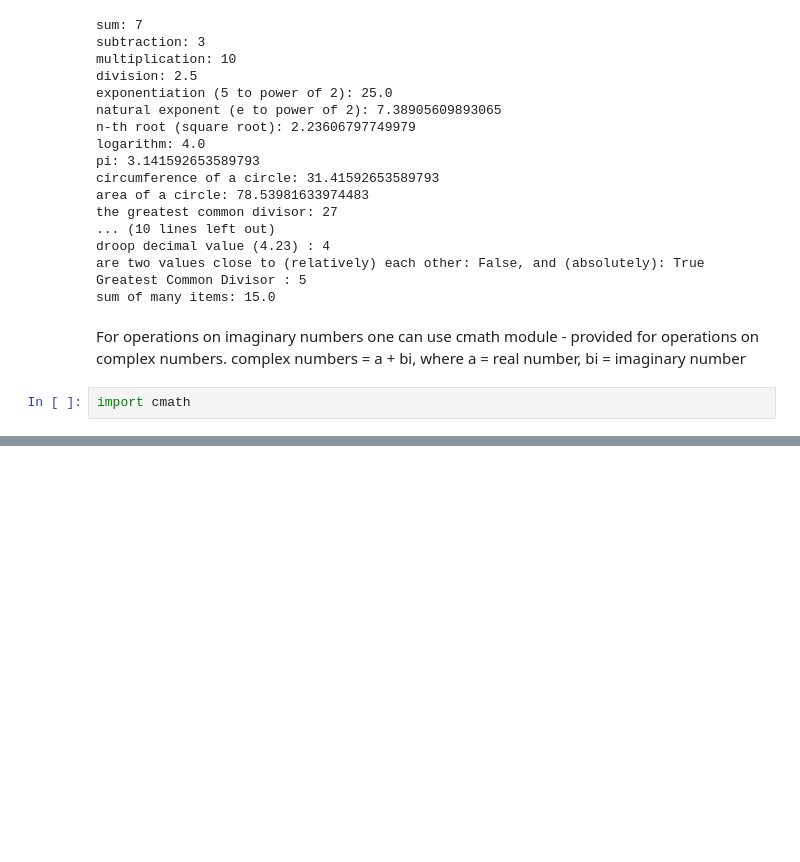
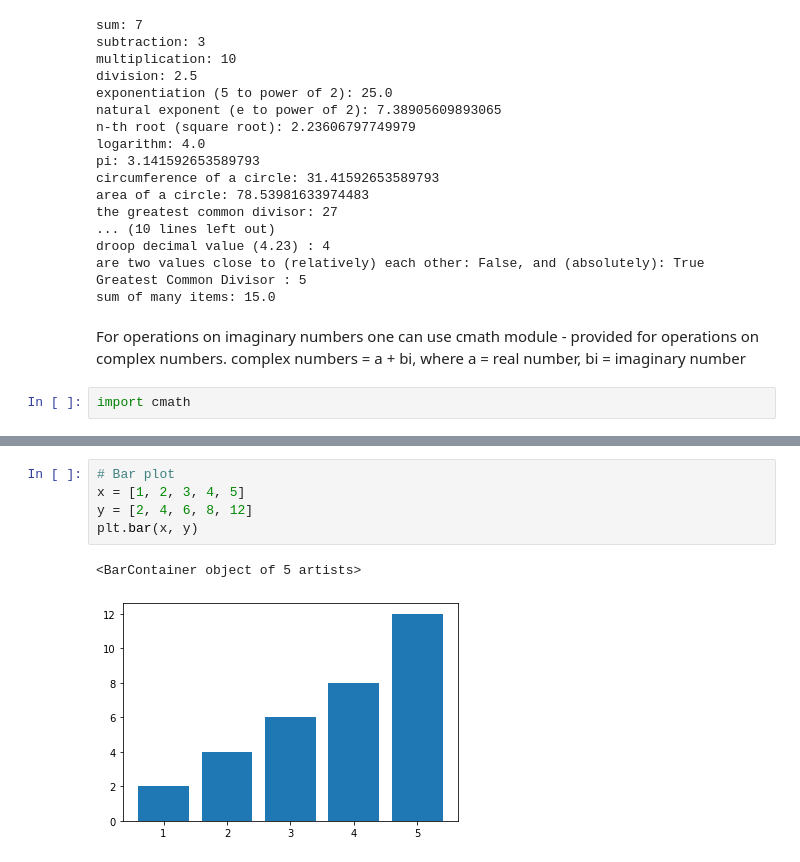
Before and after one commit to heEXDe/loose_jupyter_notebooks, a Jupyter notebook: math_with_python.ipynb, the cells around one changed output, grey strips where cells are left out. Drawn from its saved outputs; the diff is of its cells as text; blank space fills up the shorter version.

```diff
--- a/math_with_python.ipynb
+++ b/math_with_python.ipynb
@@ -86,0 +105,8 @@ import cmath
+# %%
+# Bar plot
+x = [1, 2, 3, 4, 5]
+y = [2, 4, 6, 8, 12]
+plt.bar(x, y)
+# %% [output]
+<BarContainer object of 5 artists>
+[figure, added]
```
Also changed, not shown: parts of 9 cells of this notebook.
